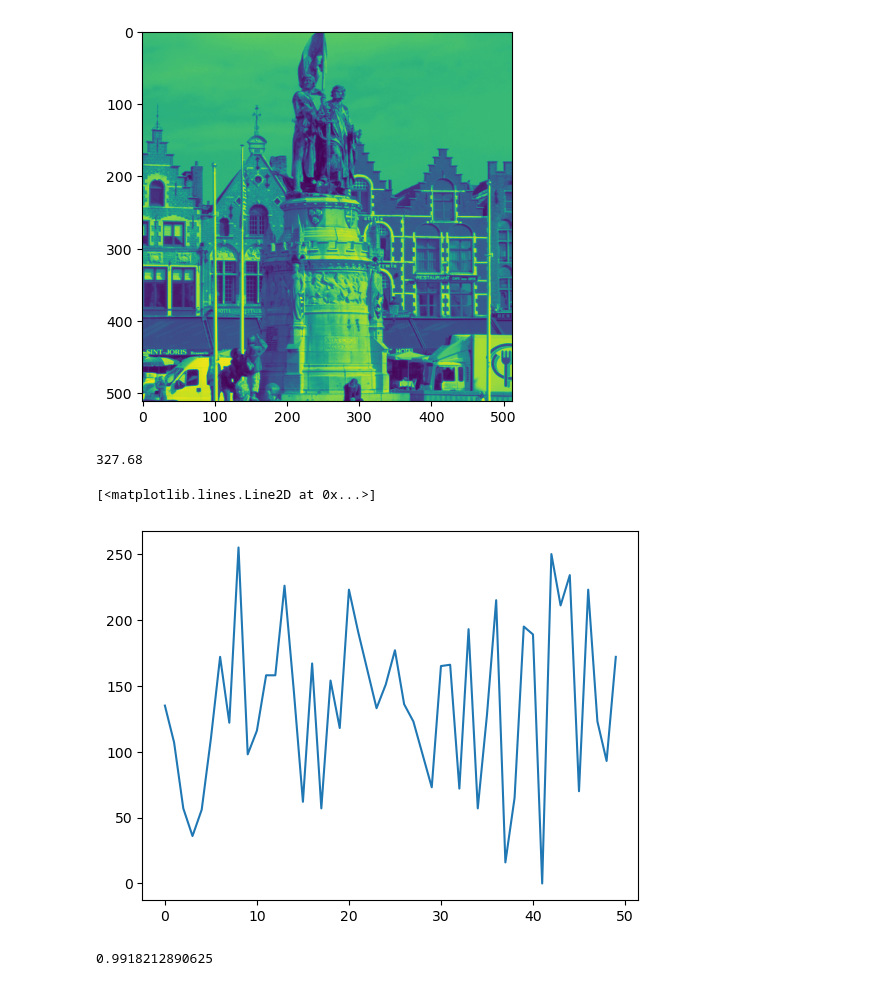
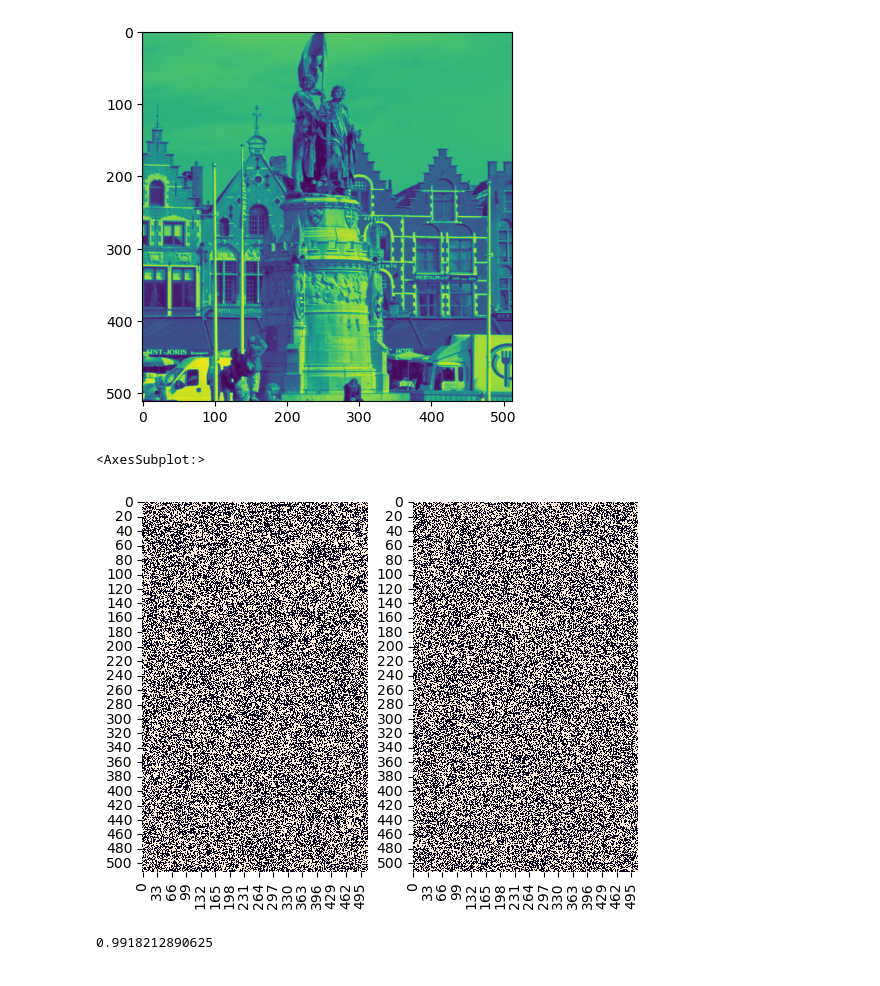
Before and after one commit to itsecd/ml-for-sec-lab2, a Jupyter notebook: LSB_investigation.ipynb, the cells around one changed output. Saved outputs shown, nothing was run; the diff lists cells and outputs as text; code cells hidden in the pictures.

```diff
--- a/LSB_investigation.ipynb
+++ b/LSB_investigation.ipynb
@@ -40,12 +36,3 @@ plt.imshow(image)
 # %% [output]
 <matplotlib.image.AxesImage at 0x...>
 [figure]
-# %%
-512 * 512 * 0.01 / 8
-# %% [output]
-327.68
-# %%
-plt.plot(generate_noise((50, 1)))
-# %% [output]
-[<matplotlib.lines.Line2D at 0x...>]
-[figure, removed]
@@ -52,3 +42,10 @@ plt.plot(generate_noise((50, 1)))
+# %%
+fig, (ax1, ax2) = plt.subplots(1, 2)
+sns.heatmap(first_plane, ax=ax1, cbar=False)
+sns.heatmap(noise, ax=ax2, cbar=False)
+# %% [output]
+<AxesSubplot:>
+[figure, added]
 # %%
 seed = 322
 N_b = 32500
```
Also changed, not shown: parts of 9 cells of this notebook.
